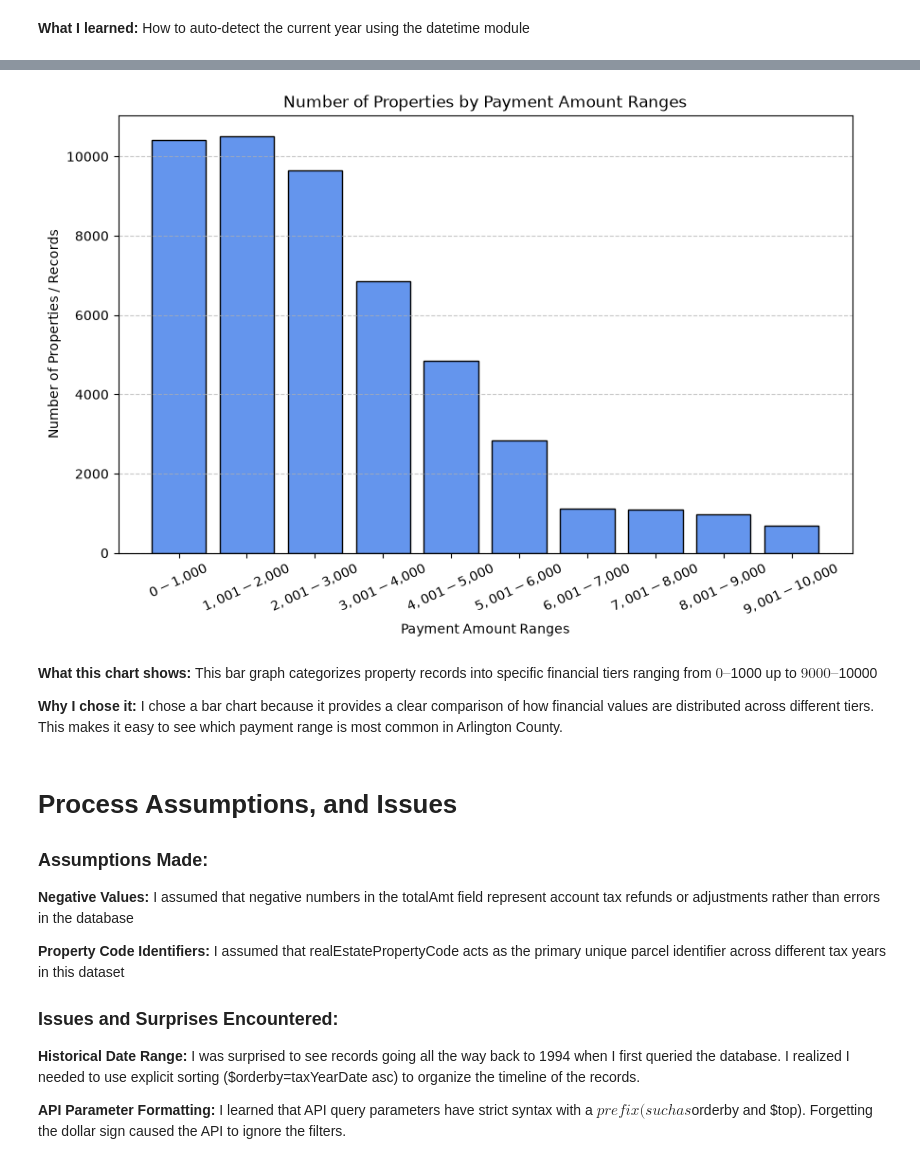
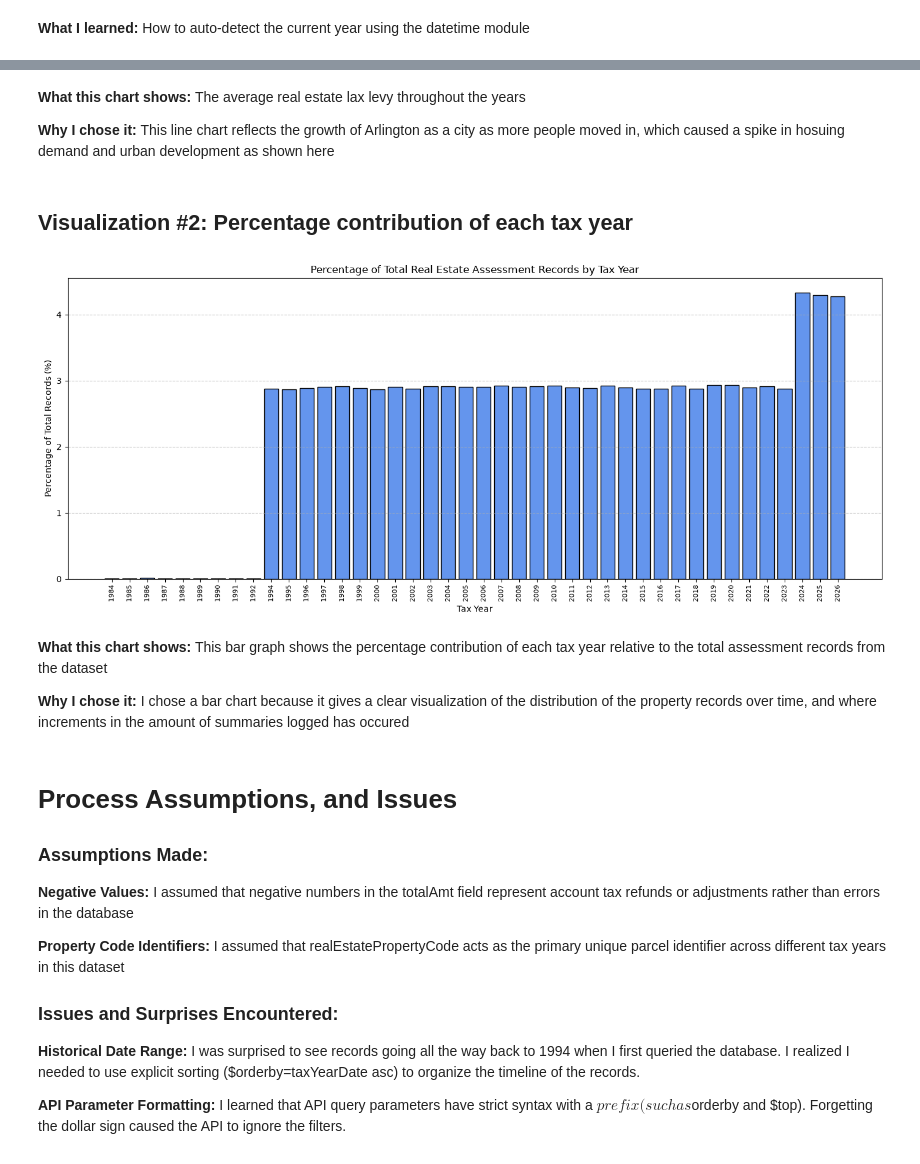
Before and after one commit to AK-Git-Tux/AK-Git-Tux.github.io, a Jupyter notebook: ITE-140_Arl_API.ipynb, the cells around one changed output, grey strips where cells are left out. Cells and saved outputs as stored; diff of their text form; code cells hidden in the pictures.

```diff
--- a/ITE-140_Arl_API.ipynb
+++ b/ITE-140_Arl_API.ipynb
@@ -254,39 +253,36 @@ plt.show()
-# %%
-# Fetch data from the API
-args = '$top=50000'
-response = requests.get(base_url + args)
-df = pd.DataFrame(response.json())
-
-# Convert totalAmt to numeric and take absolute values (to handle credits/negative adjustments)
-df['totalAmt'] = pd.to_numeric(df['totalAmt'], errors='coerce').abs()
-
-# Define your custom bins and labels
-bins = [0, 1000, 2000, 3000, 4000, 5000, 6000, 7000, 8000, 9000, 10000]
-labels = ['$0-$1,000', '$1,001-$2,000', '$2,001-$3,000', '$3,001-$4,000', '$4,001-$5,000', '$5,001-$6,000', '$6,001-$7,000', '$7,001-$8,000', '$8,001-$9,000', '$9,001-$10,000']
-
-# Categorize the data into the specified ranges using pd.cut
-df['amount_range'] = pd.cut(df['totalAmt'], bins=bins, labels=labels)
-
-# Count how many records fall into each range
-range_counts = df['amount_range'].value_counts().sort_index()
-
-# Create the Bar Chart
-plt.figure(figsize=(10, 6))
-plt.bar(range_counts.index, range_counts.values, color='cornflowerblue', edgecolor='black')
-
-# Add titles, labels, and grid
-plt.title('Number of Properties by Payment Amount Ranges')
-plt.xlabel('Payment Amount Ranges')
-plt.ylabel('Number of Properties / Records')
-plt.xticks(rotation=25)
-plt.grid(axis='y', linestyle='--', alpha=0.7)
-plt.show()
-# %% [output]
-[figure, removed]
-# %% [markdown]
-**What this chart shows:** This bar graph categorizes property records into specific financial tiers ranging from $0–$1000 up to $9000–$10000
-
-**Why I chose it:** I chose a bar chart because it provides a clear comparison of how financial values are distributed across different tiers. This makes it easy to see which payment range is most common in Arlington County.
+# %% [markdown]
+**What this chart shows:** The average real estate lax levy throughout the years
+
+**Why I chose it:** This line chart reflects the growth of Arlington as a city as more people moved in, which caused a spike in hosuing demand and urban development as shown here
+# %% [markdown]
+## Visualization #2: Percentage contribution of each tax year
+# %%
+args = '$top=50000'
+response = requests.get(base_url + args)
+df = pd.DataFrame(response.json())
+
+# Calculate the percentage of total records for each individual tax year
+year_counts = df['taxYearDate'].value_counts().sort_index()
+year_percentages = (year_counts / len(df)) * 100
+
+# Create the Bar Chart
+plt.figure(figsize=(14, 6))
+plt.bar(year_percentages.index.astype(str), year_percentages.values, color='cornflowerblue', edgecolor='black')
+
+# Add titles, labels, and grid
+plt.title('Percentage of Total Real Estate Assessment Records by Tax Year')
+plt.xlabel('Tax Year')
+plt.ylabel('Percentage of Total Records (%)')
+plt.xticks(rotation=90, fontsize=8)
+plt.grid(axis='y', linestyle='--', alpha=0.7)
+plt.tight_layout()
+plt.show()
+# %% [output]
+[figure, added]
+# %% [markdown]
+**What this chart shows:** This bar graph shows the percentage contribution of each tax year relative to the total assessment records from the dataset
+
+**Why I chose it:** I chose a bar chart because it gives a clear visualization of the distribution of the property records over time, and where increments in the amount of summaries logged has occured
 # %% [markdown]
 # Process Assumptions, and Issues
 
```
Also changed, not shown: parts of 5 cells of this notebook.
